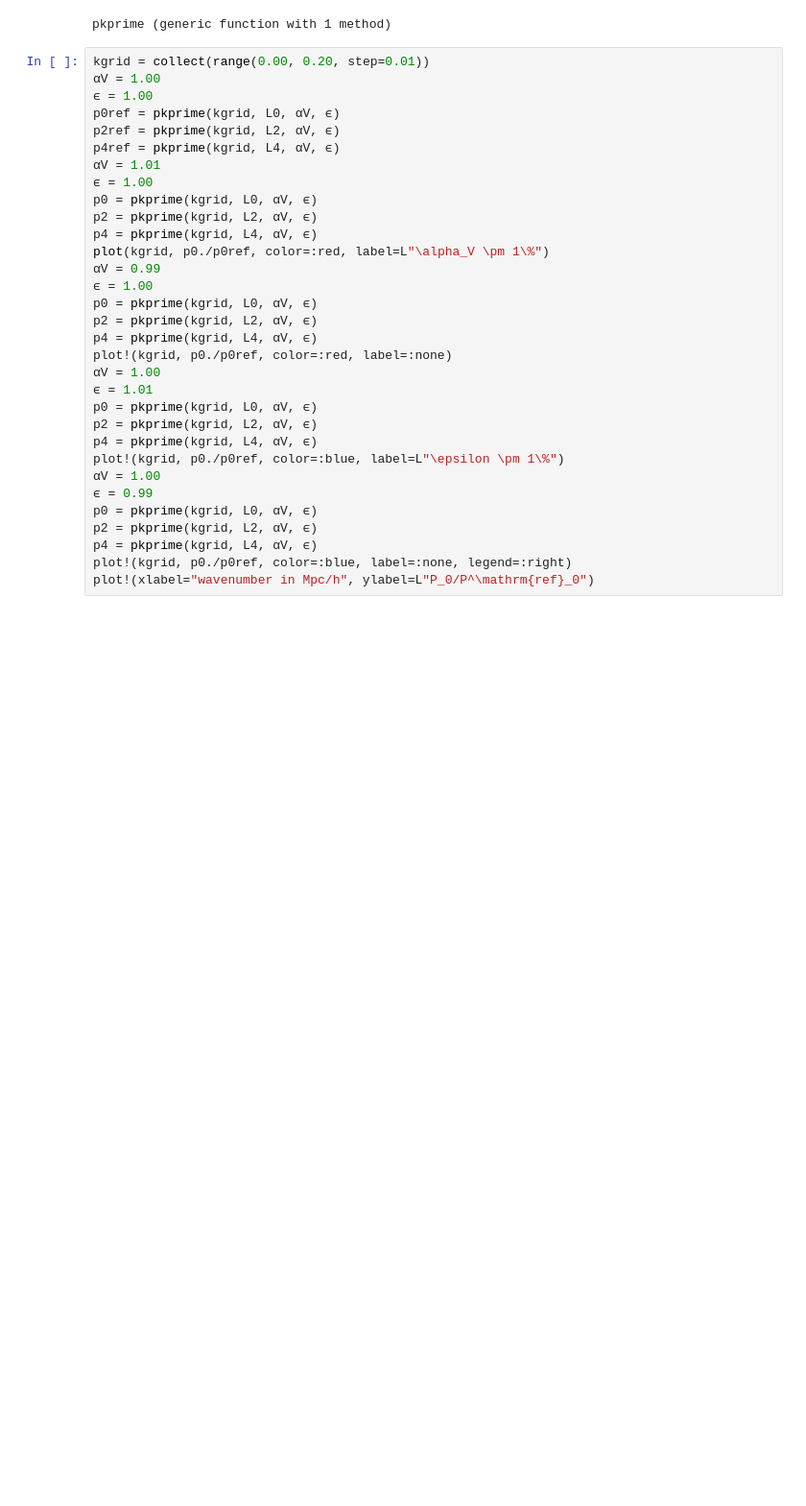
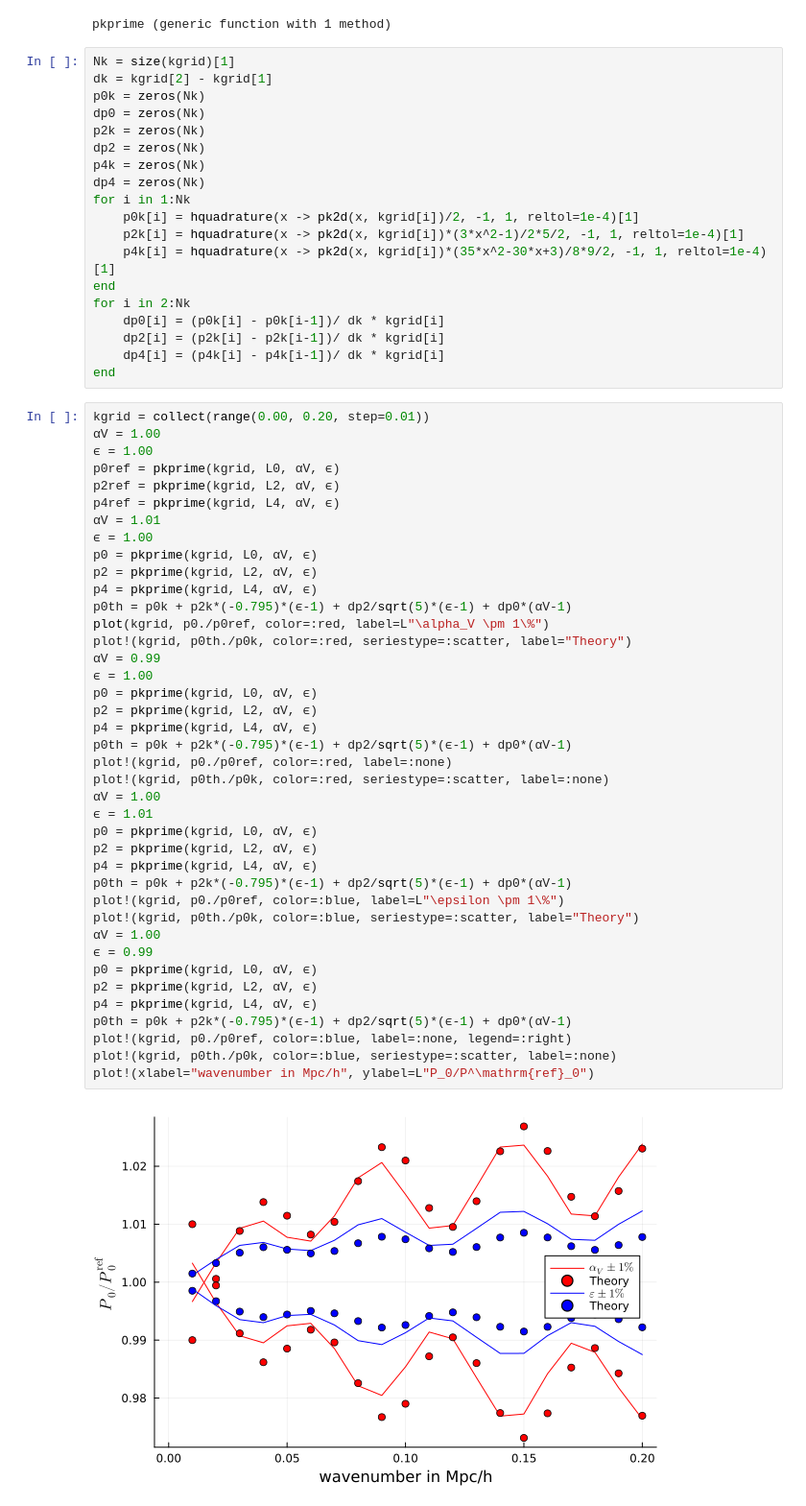
Before and after one commit to ladosamushia/BispectrumAP, a Jupyter notebook: BAOplots.ipynb, the cells around one changed output. Shown: that part at 96% size. Drawn from its saved outputs; the diff is of its cells as text; blank space fills up the shorter version.

Commit message:
added theory line

```diff
--- a/BAOplots.ipynb
+++ b/BAOplots.ipynb
@@ -35,35 +35,64 @@ function pkprime(kgrid, weight, αV, ϵ)
 end
 # %% [output]
 pkprime (generic function with 1 method)
+# %%
+Nk = size(kgrid)[1]
+dk = kgrid[2] - kgrid[1]
+p0k = zeros(Nk)
+dp0 = zeros(Nk)
+p2k = zeros(Nk)
+dp2 = zeros(Nk)
+p4k = zeros(Nk)
+dp4 = zeros(Nk)
+for i in 1:Nk
+    p0k[i] = hquadrature(x -> pk2d(x, kgrid[i])/2, -1, 1, reltol=1e-4)[1]
+    p2k[i] = hquadrature(x -> pk2d(x, kgrid[i])*(3*x^2-1)/2*5/2, -1, 1, reltol=1e-4)[1]
+    p4k[i] = hquadrature(x -> pk2d(x, kgrid[i])*(35*x^2-30*x+3)/8*9/2, -1, 1, reltol=1e-4)[1]
+end
+for i in 2:Nk
+    dp0[i] = (p0k[i] - p0k[i-1])/ dk * kgrid[i]
+    dp2[i] = (p2k[i] - p2k[i-1])/ dk * kgrid[i]
+    dp4[i] = (p4k[i] - p4k[i-1])/ dk * kgrid[i]
+end
 # %%
 kgrid = collect(range(0.00, 0.20, step=0.01))
 αV = 1.00
 ϵ = 1.00
 p0ref = pkprime(kgrid, L0, αV, ϵ)
 p2ref = pkprime(kgrid, L2, αV, ϵ)
 p4ref = pkprime(kgrid, L4, αV, ϵ)
 αV = 1.01
 ϵ = 1.00
 p0 = pkprime(kgrid, L0, αV, ϵ)
 p2 = pkprime(kgrid, L2, αV, ϵ)
 p4 = pkprime(kgrid, L4, αV, ϵ)
+p0th = p0k + p2k*(-0.795)*(ϵ-1) + dp2/sqrt(5)*(ϵ-1) + dp0*(αV-1)
 plot(kgrid, p0./p0ref, color=:red, label=L"\alpha_V \pm 1\%")
+plot!(kgrid, p0th./p0k, color=:red, seriestype=:scatter, label="Theory")
 αV = 0.99
 ϵ = 1.00
 p0 = pkprime(kgrid, L0, αV, ϵ)
 p2 = pkprime(kgrid, L2, αV, ϵ)
 p4 = pkprime(kgrid, L4, αV, ϵ)
+p0th = p0k + p2k*(-0.795)*(ϵ-1) + dp2/sqrt(5)*(ϵ-1) + dp0*(αV-1)
 plot!(kgrid, p0./p0ref, color=:red, label=:none)
+plot!(kgrid, p0th./p0k, color=:red, seriestype=:scatter, label=:none)
 αV = 1.00
 ϵ = 1.01
 p0 = pkprime(kgrid, L0, αV, ϵ)
 p2 = pkprime(kgrid, L2, αV, ϵ)
 p4 = pkprime(kgrid, L4, αV, ϵ)
+p0th = p0k + p2k*(-0.795)*(ϵ-1) + dp2/sqrt(5)*(ϵ-1) + dp0*(αV-1)
 plot!(kgrid, p0./p0ref, color=:blue, label=L"\epsilon \pm 1\%")
+plot!(kgrid, p0th./p0k, color=:blue, seriestype=:scatter, label="Theory")
 αV = 1.00
 ϵ = 0.99
 p0 = pkprime(kgrid, L0, αV, ϵ)
 p2 = pkprime(kgrid, L2, αV, ϵ)
 p4 = pkprime(kgrid, L4, αV, ϵ)
+p0th = p0k + p2k*(-0.795)*(ϵ-1) + dp2/sqrt(5)*(ϵ-1) + dp0*(αV-1)
 plot!(kgrid, p0./p0ref, color=:blue, label=:none, legend=:right)
+plot!(kgrid, p0th./p0k, color=:blue, seriestype=:scatter, label=:none)
 plot!(xlabel="wavenumber in Mpc/h", ylabel=L"P_0/P^\mathrm{ref}_0")
+# %% [output]
+[figure, added]
```
Also changed, not shown: parts of 3 cells of this notebook.
